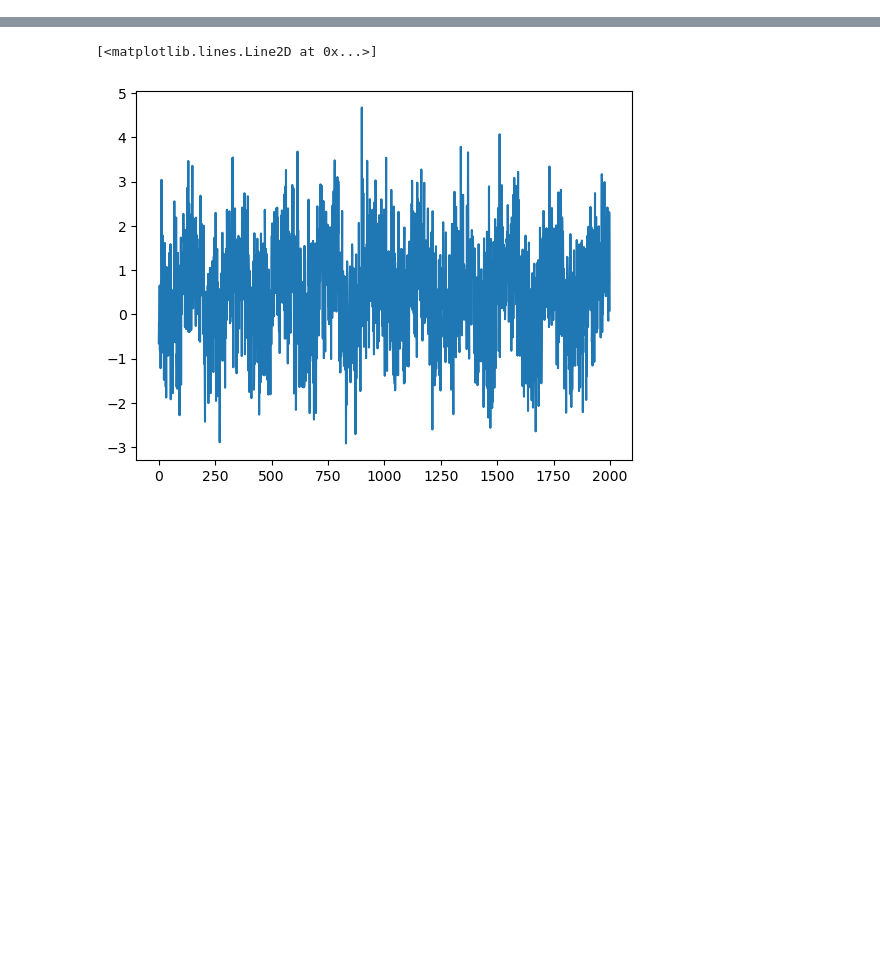
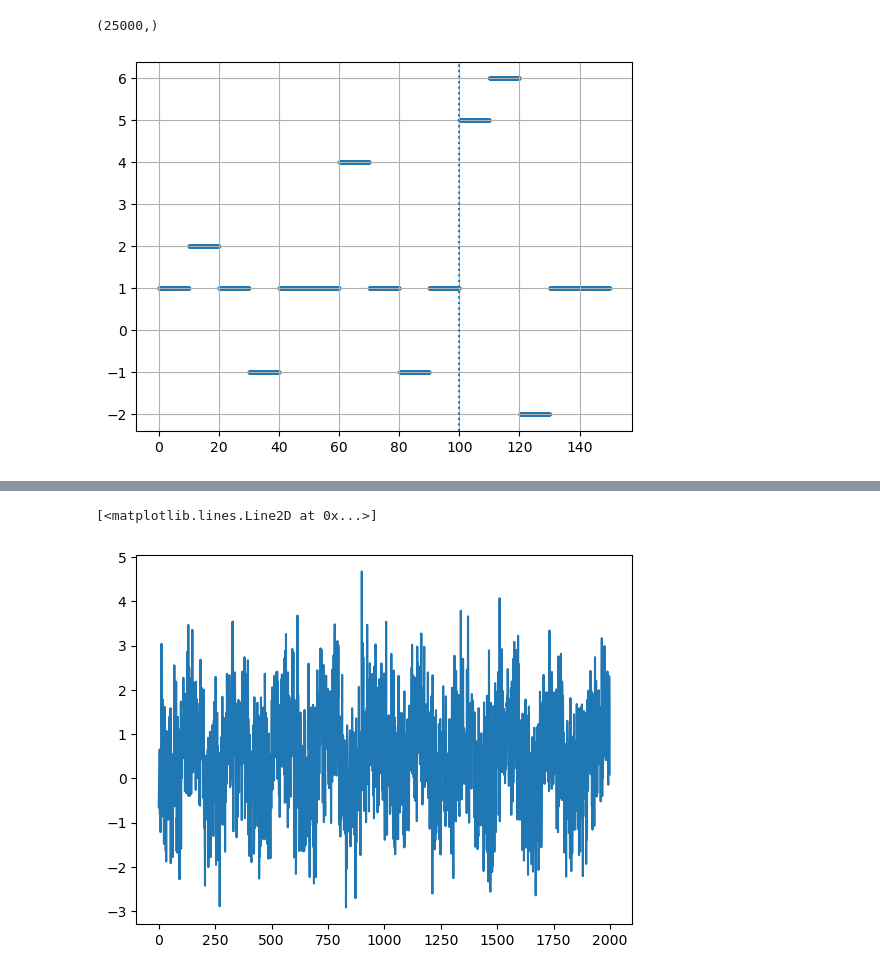
Before and after one commit to pvpanov/notes, a Jupyter notebook: notes/notebooks/enet_with_change.ipynb, the cells around one changed output, grey strips where cells are left out. Saved outputs shown, nothing was run; the diff lists cells and outputs as text; code cells hidden in the pictures; blank space fills up the shorter version.

```diff
--- a/notes/notebooks/enet_with_change.ipynb
+++ b/notes/notebooks/enet_with_change.ipynb
@@ -16,0 +50,32 @@ For simplicity, I let $m=p=2$ and $B_{(2)} = 0$, i.e. $Y$ only depends on the fi
+# %%
+b.shape
+# %% [output]
+(25000,)
+# %%
+p = 2
+n_chunks_tune = 100
+n_chunks_validate = 50
+nobs_per_chunk = 200
+x_diff_steps = 400
+n_tune = n_chunks_tune * nobs_per_chunk
+n_validate = n_chunks_validate * nobs_per_chunk
+n = n_tune + n_validate
+mu = np.repeat(np.r_[
+    np.repeat([1, 2, 1, -1, 1, 1, 4, 1, -1, 1], 10),  # tune
+    np.repeat([5, 6, -2, 1, 0], 10),  # validate
+], nobs_per_chunk)
+index = np.linspace(0, n_chunks_tune + n_chunks_validate, n + 1)[1:]
+
+b =
+
+plt.scatter(index, mu, s=2., alpha=.5, label='mean')
+plt.axvline(n_chunks_tune, linestyle='dotted')
+plt.grid()
+plt.legend()
+
+def generate_data(seed=1):
+    np.random.seed(seed)
+    x = np.cumsum(np.random.randn(n + x_diff_steps, p), axis=0)
+    return (x[x_diff_steps:] - x[:-x_diff_steps]) / np.sqrt(nobs_per_chunk)
+# %% [output]
+[figure, added]
```
Also changed, not shown: parts of 7 cells of this notebook, 1 other file.
